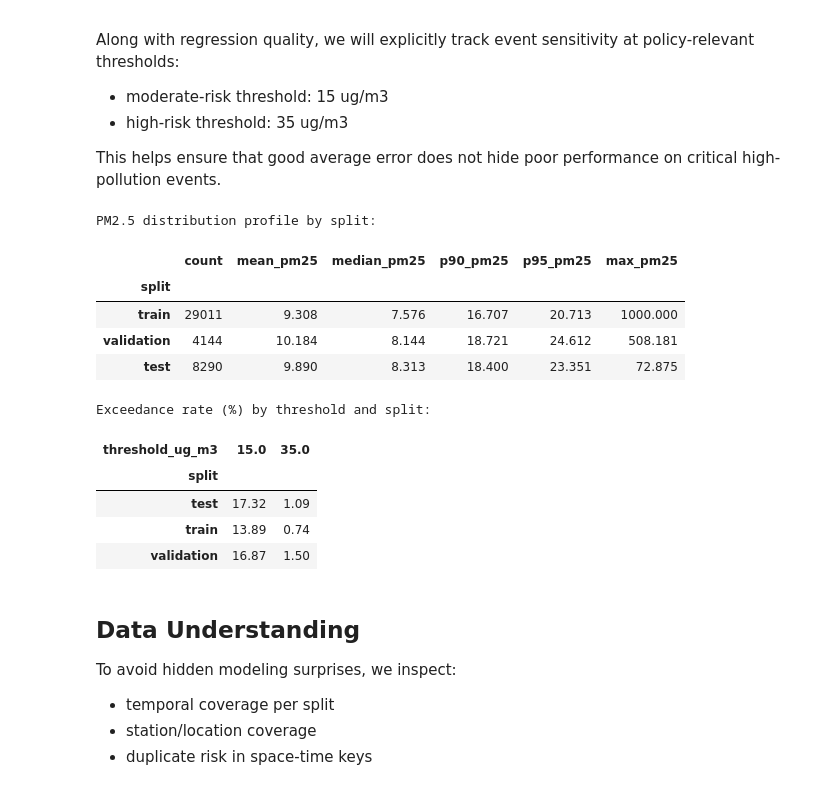
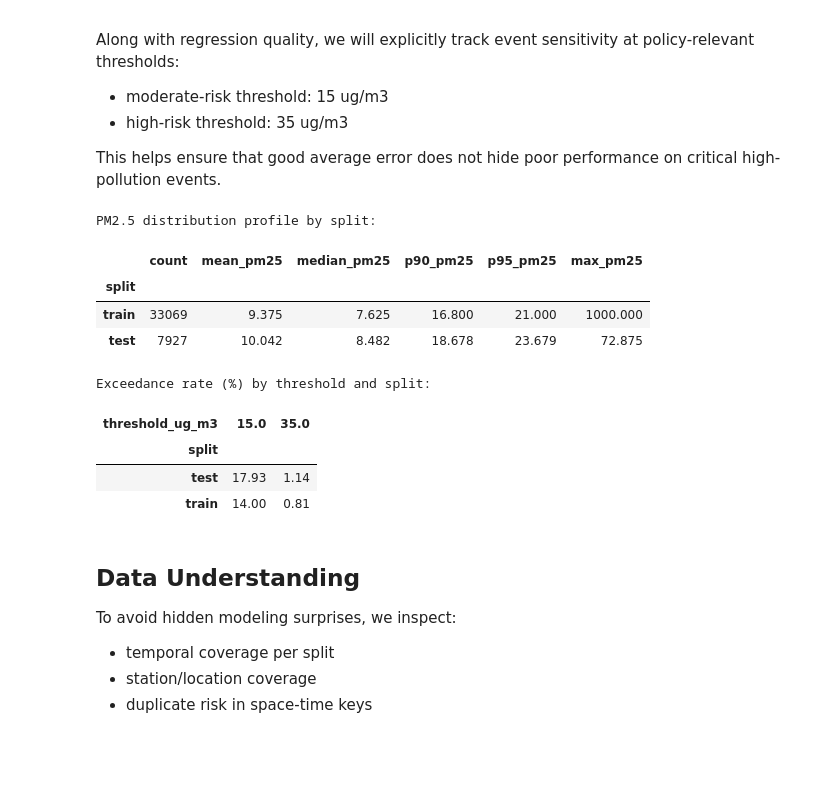
Before and after one commit to nacermissouni23/pm25-air-quality, a Jupyter notebook: notebooks/models.ipynb, the cells around one changed output. Cells and saved outputs as stored; diff of their text form; code cells hidden in the pictures; blank space fills up the shorter version.

```diff
--- a/notebooks/models.ipynb
+++ b/notebooks/models.ipynb
@@ -148,7 +168,6 @@ This helps ensure that good average error does not hide poor performance on crit
 business_thresholds = [15.0, 35.0]
 split_targets = {
     "train": y_train,
-    "validation": y_val,
     "test": y_test,
 }
 
@@ -166,42 +185,40 @@ for split_name, y_split in split_targets.items():
         }
     )
 
 business_profile_df = pd.DataFrame(business_profile_rows).set_index("split")
 print("PM2.5 distribution profile by split:")
 display(business_profile_df.round(3))
 
 exceedance_rows = []
 for split_name, y_split in split_targets.items():
     for threshold in business_thresholds:
         exceedance_rate_pct = (y_split >= threshold).mean() * 100
         exceedance_rows.append(
             {
                 "split": split_name,
                 "threshold_ug_m3": threshold,
                 "exceedance_rate_pct": exceedance_rate_pct,
             }
         )
 
 exceedance_rates_df = pd.DataFrame(exceedance_rows)
 print("Exceedance rate (%) by threshold and split:")
 display(
     exceedance_rates_df.pivot(
         index="split", columns="threshold_ug_m3", values="exceedance_rate_pct"
     ).round(2)
 )
 # %% [output]
 PM2.5 distribution profile by split:
 |  | count | mean_pm25 | median_pm25 | p90_pm25 | p95_pm25 | max_pm25 |
 | split |  |  |  |  |  |  |
-| train | 29011 | 9.308 | 7.576 | 16.707 | 20.713 | 1000.000 |
-| validation | 4144 | 10.184 | 8.144 | 18.721 | 24.612 | 508.181 |
-| test | 8290 | 9.890 | 8.313 | 18.400 | 23.351 | 72.875 |
+| train | 33069 | 9.375 | 7.625 | 16.800 | 21.000 | 1000.000 |
+| test | 7927 | 10.042 | 8.482 | 18.678 | 23.679 | 72.875 |
 Exceedance rate (%) by threshold and split:
 | threshold_ug_m3 | 15.0 | 35.0 |
 | split |  |  |
-| test | 17.32 | 1.09 |
-| train | 13.89 | 0.74 |
-| validation | 16.87 | 1.50 |
+| test | 17.93 | 1.14 |
+| train | 14.00 | 0.81 |
 # %% [markdown]
 ## Data Understanding
 
```
Also changed, not shown: parts of 12 cells of this notebook, 15 other files.
